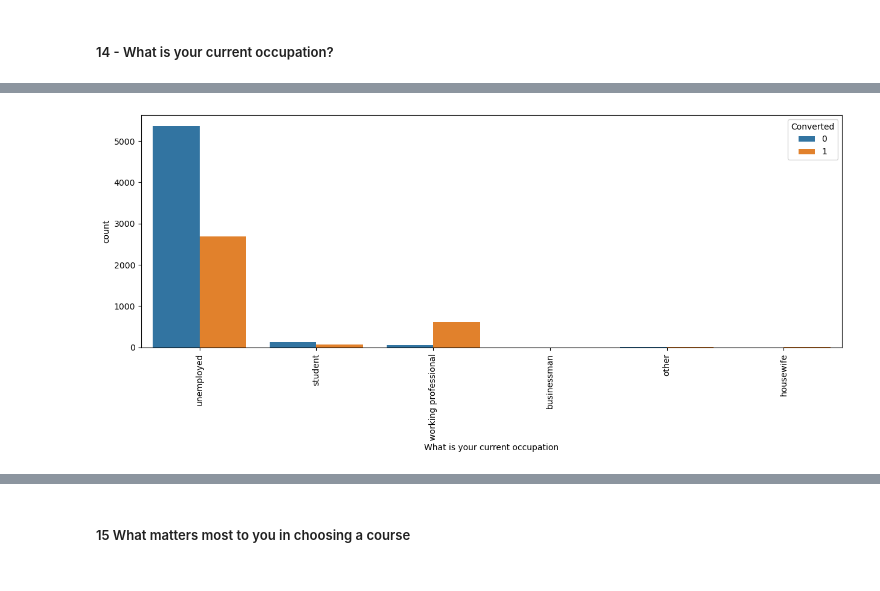
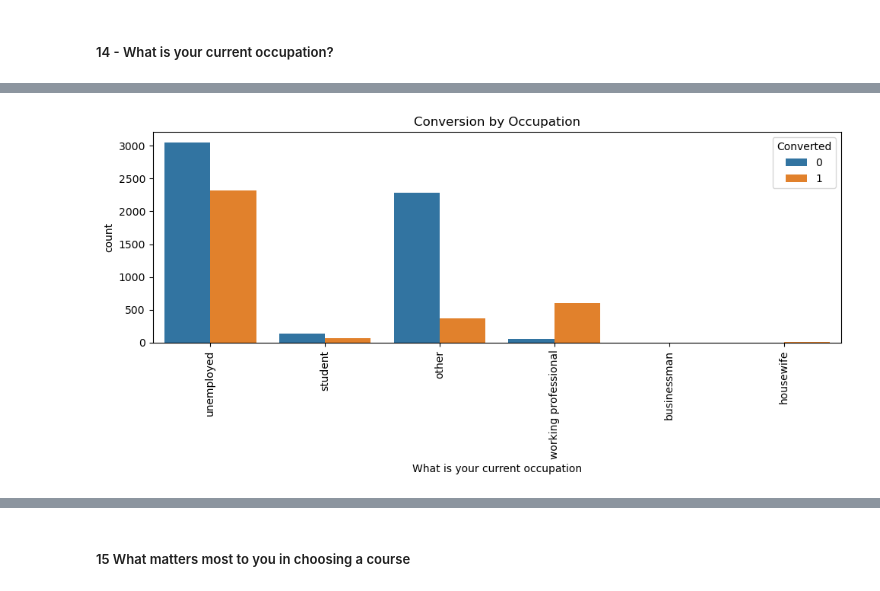
Before and after one commit to yuledez/Project_4_lead_scoring, a Jupyter notebook: lead_scoring_project4_YL.ipynb, the cells around one changed output, grey strips where cells are left out. Drawn from its saved outputs; the diff is of its cells as text; code cells hidden in the pictures.

```diff
--- a/lead_scoring_project4_YL.ipynb
+++ b/lead_scoring_project4_YL.ipynb
@@ -845,12 +856,12 @@ Name: count, dtype: int64
 # %%
-# Define a cutoff value
-cutoff_value = 100
+# Define a cutoff value for low-frequency activities
+cutoff_value = 500
 
-# Create a list of lead sources to be replaced with 'Other'
-lead_sources_to_replace = df_leads['Last Activity'].value_counts()[df_leads['Last Activity'].value_counts() < cutoff_value].index.tolist()
+# Identify activities to be grouped into "Other Activities"
+activities_to_replace = df_leads['Last Activity'].value_counts()[df_leads['Last Activity'].value_counts() < cutoff_value].index.tolist()
 
-# Replace the infrequent lead sources with 'Other'
-df_leads['Last Activity'] = df_leads['Last Activity'].apply(lambda x: 'Other' if x in lead_sources_to_replace else x)
+# Replace less frequent activities with "Other Activities" using .loc
+df_leads.loc[df_leads['Last Activity'].isin(activities_to_replace), 'Last Activity'] = 'Other Activities'
 
 # Check the updated value counts
 print(df_leads['Last Activity'].value_counts())
@@ -938,3 +897,0 @@ Name: count, dtype: int64
-# %%
-#imputing missing values with India as it's the mode
-df_leads['Country'] = df_leads['Country'].replace(np.nan,'india')
@@ -1046,0 +985,12 @@ Name: count, dtype: int64
+# %%
+# Define a cutoff value
+cutoff_value = 500
+
+# Create a list of Specialization to be replaced with 'Other'
+specialization_to_replace = df_leads['Specialization'].value_counts()[df_leads['Specialization'].value_counts() < cutoff_value].index.tolist()
+
+# Replace the infrequent Specialization with 'Other'
+df_leads['Specialization'] = df_leads['Specialization'].apply(lambda x: 'Other' if x in specialization_to_replace else x)
+
+# Check the updated value counts
+print(df_leads['Specialization'].value_counts())
@@ -1129,4 +1046,3 @@ Name: count, dtype: int64
 # %%
-# Imputing NaN values with "unemployed"
-
-df_leads['What is your current occupation'] = df_leads['What is your current occupation'].replace(np.nan, 'unemployed')
+# Imputing NaN values with "Other"
+df_leads['What is your current occupation'] = df_leads['What is your current occupation'].replace(np.nan, 'other')
@@ -1133,9 +1061,10 @@ df_leads['What is your current occupation'] = df_leads['What is your current occ
 # %%
-#plotting spread of  What is your current occupation? columnn
-
-fig, axs = plt.subplots(figsize = (15,5))
-sns.countplot(x = 'What is your current occupation', hue = 'Converted', data = df_leads)
-xticks(rotation = 90)
+# Plotting the count plot
+plt.figure(figsize=(10, 5))
+sns.countplot(x='What is your current occupation', hue='Converted', data=df_leads)
+plt.title('Conversion by Occupation')
+plt.xticks(rotation=90)
+plt.tight_layout()
 plt.show()
 # %% [output]
-[figure, old version]
+[figure, new version]
```
Also changed, not shown: parts of 169 cells of this notebook.
